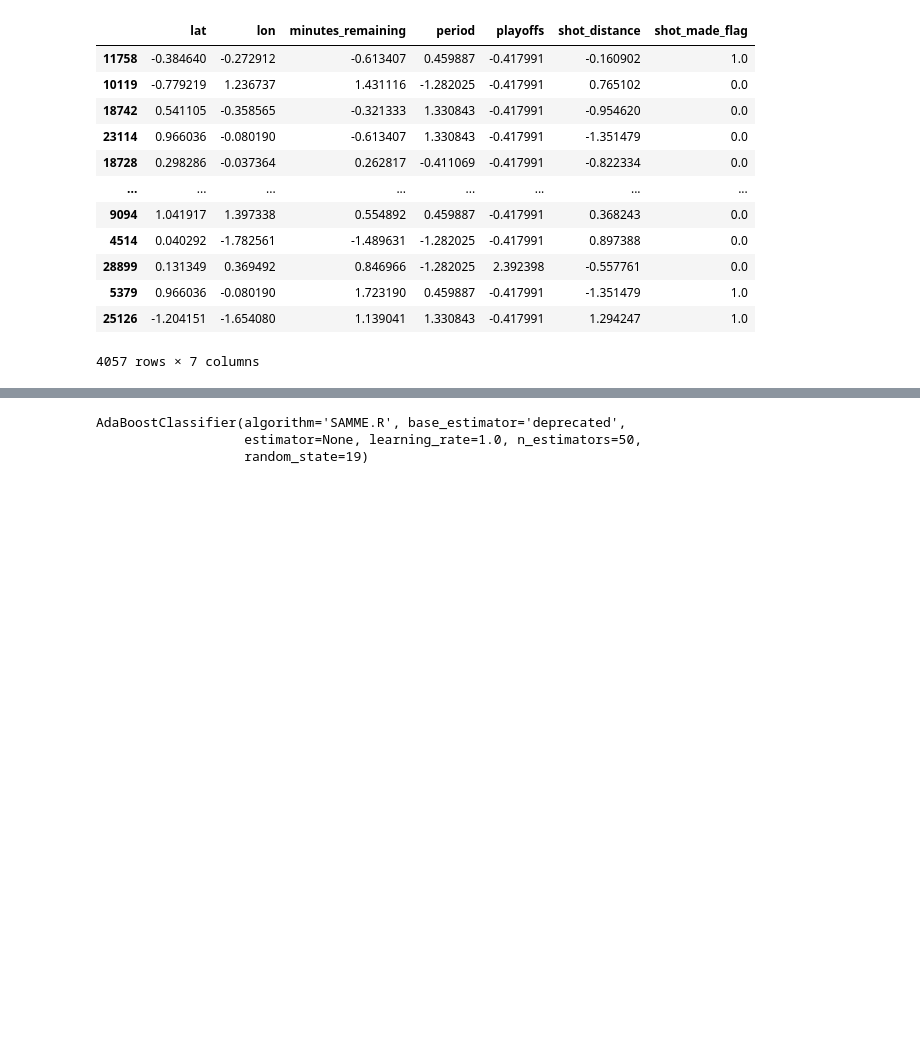
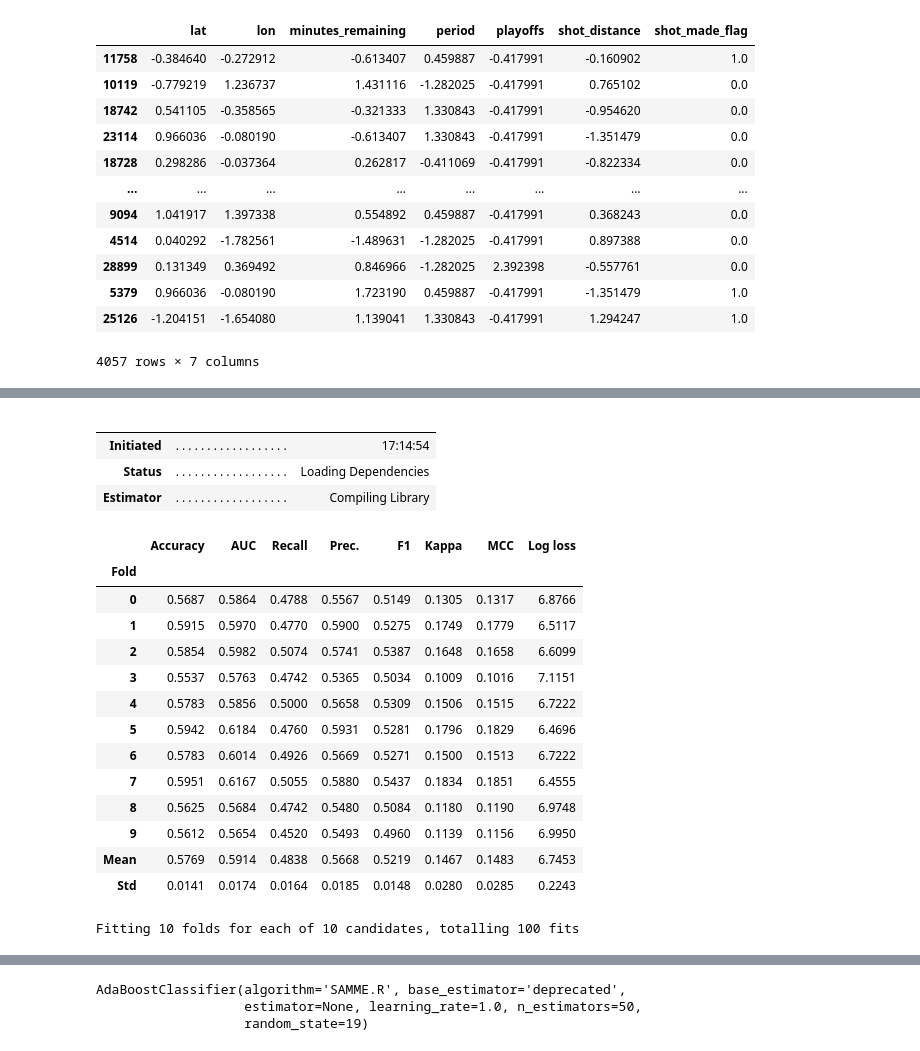
Before and after one commit to andre-lucena12/kobe-shots, a Jupyter notebook: notebooks/rascunho.ipynb, the cells around one changed output, grey strips where cells are left out. Cells and saved outputs as stored; diff of their text form; code cells hidden in the pictures; blank space fills up the shorter version.

```diff
--- a/notebooks/rascunho.ipynb
+++ b/notebooks/rascunho.ipynb
@@ -123,0 +125,26 @@ Name: f1_score, dtype: object
+# %%
+lr_model = create_model('lr', verbose=True)
+# %% [output]
+|  |  |  |
+|  |  |  |
+| Initiated | . . . . . . . . . . . . . . . . . . | 17:14:54 |
+| Status | . . . . . . . . . . . . . . . . . . | Loading Dependencies |
+| Estimator | . . . . . . . . . . . . . . . . . . | Compiling Library |
+|  | Accuracy | AUC | Recall | Prec. | F1 | Kappa | MCC | Log loss |
+| Fold |  |  |  |  |  |  |  |  |
+| 0 | 0.5687 | 0.5864 | 0.4788 | 0.5567 | 0.5149 | 0.1305 | 0.1317 | 6.8766 |
+| 1 | 0.5915 | 0.5970 | 0.4770 | 0.5900 | 0.5275 | 0.1749 | 0.1779 | 6.5117 |
+| 2 | 0.5854 | 0.5982 | 0.5074 | 0.5741 | 0.5387 | 0.1648 | 0.1658 | 6.6099 |
+| 3 | 0.5537 | 0.5763 | 0.4742 | 0.5365 | 0.5034 | 0.1009 | 0.1016 | 7.1151 |
+| 4 | 0.5783 | 0.5856 | 0.5000 | 0.5658 | 0.5309 | 0.1506 | 0.1515 | 6.7222 |
+| 5 | 0.5942 | 0.6184 | 0.4760 | 0.5931 | 0.5281 | 0.1796 | 0.1829 | 6.4696 |
+| 6 | 0.5783 | 0.6014 | 0.4926 | 0.5669 | 0.5271 | 0.1500 | 0.1513 | 6.7222 |
+| 7 | 0.5951 | 0.6167 | 0.5055 | 0.5880 | 0.5437 | 0.1834 | 0.1851 | 6.4555 |
+| 8 | 0.5625 | 0.5684 | 0.4742 | 0.5480 | 0.5084 | 0.1180 | 0.1190 | 6.9748 |
+| 9 | 0.5612 | 0.5654 | 0.4520 | 0.5493 | 0.4960 | 0.1139 | 0.1156 | 6.9950 |
+| Mean | 0.5769 | 0.5914 | 0.4838 | 0.5668 | 0.5219 | 0.1467 | 0.1483 | 6.7453 |
+| Std | 0.0141 | 0.0174 | 0.0164 | 0.0185 | 0.0148 | 0.0280 | 0.0285 | 0.2243 |
+# %%
+tuned_lr_model = tune_model(lr_model, verbose=True, optimize='logloss')
+# %% [output]
+Fitting 10 folds for each of 10 candidates, totalling 100 fits
```
Also changed, not shown: parts of 6 cells of this notebook, 3 other files.
